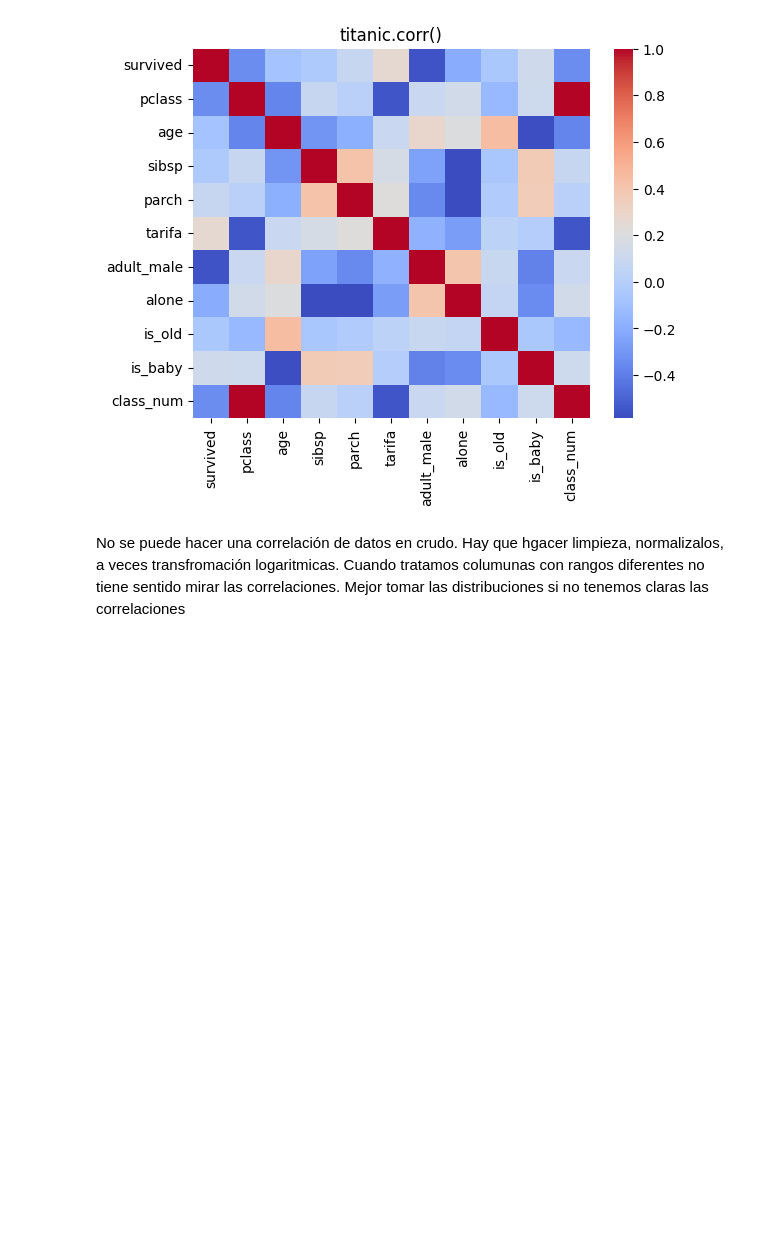
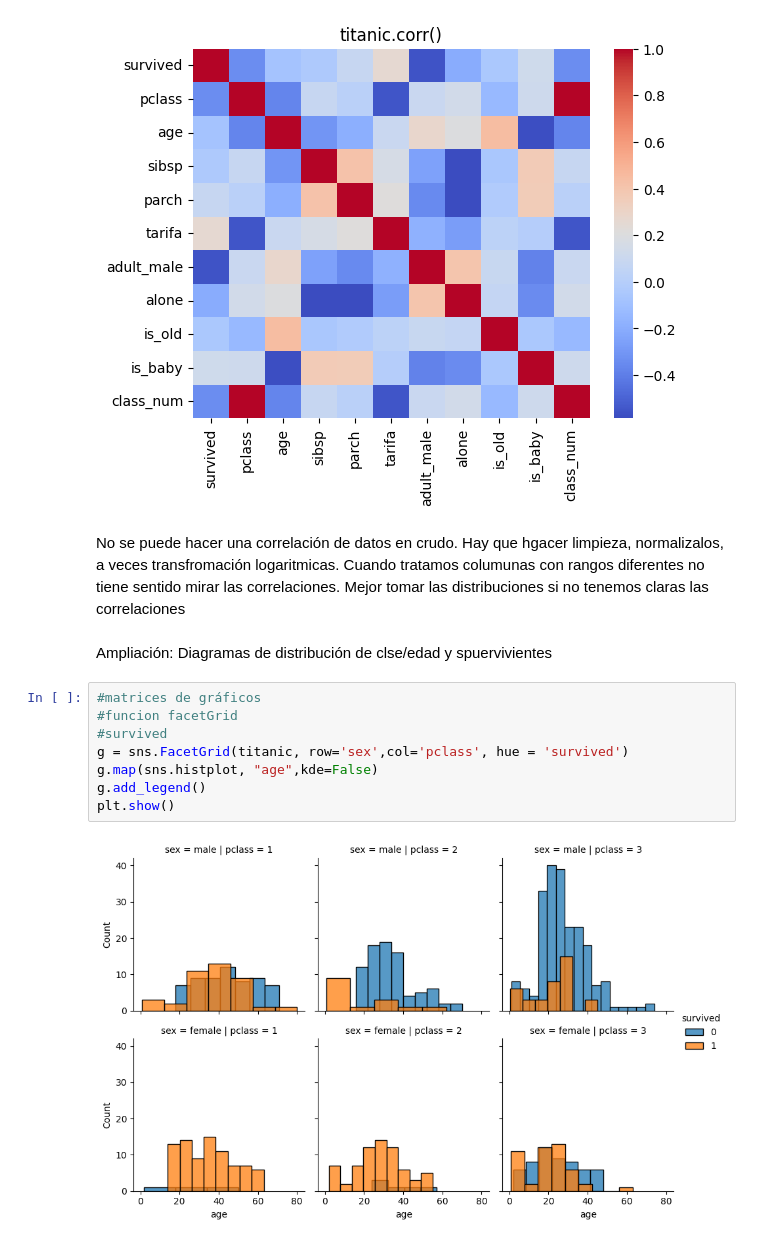
Before and after one commit to veronicagarrido6/08MBID---Visualizacion-de-Datos, a Jupyter notebook: AG3_VERONICA_GARIDO_DIEZ.ipynb, the cells around one changed output. Drawn from its saved outputs; the diff is of its cells as text; blank space fills up the shorter version.

```diff
--- a/AG3_VERONICA_GARIDO_DIEZ.ipynb
+++ b/AG3_VERONICA_GARIDO_DIEZ.ipynb
@@ -167,3 +167,15 @@ Text(0.5, 1.0, 'titanic.corr()')
 # %% [markdown]
 No se puede hacer una correlación de datos en crudo. Hay que hgacer limpieza, normalizalos, a veces transfromación logaritmicas. Cuando tratamos columunas con rangos diferentes no tiene sentido mirar las correlaciones.
 Mejor tomar las distribuciones si no tenemos claras las correlaciones
+# %% [markdown]
+Ampliación: Diagramas de distribución de clse/edad y spuervivientes
+# %%
+#matrices de gráficos
+#funcion facetGrid
+#survived
+g = sns.FacetGrid(titanic, row='sex',col='pclass', hue = 'survived')
+g.map(sns.histplot, "age",kde=False)
+g.add_legend()
+plt.show()
+# %% [output]
+[figure, added]
```
